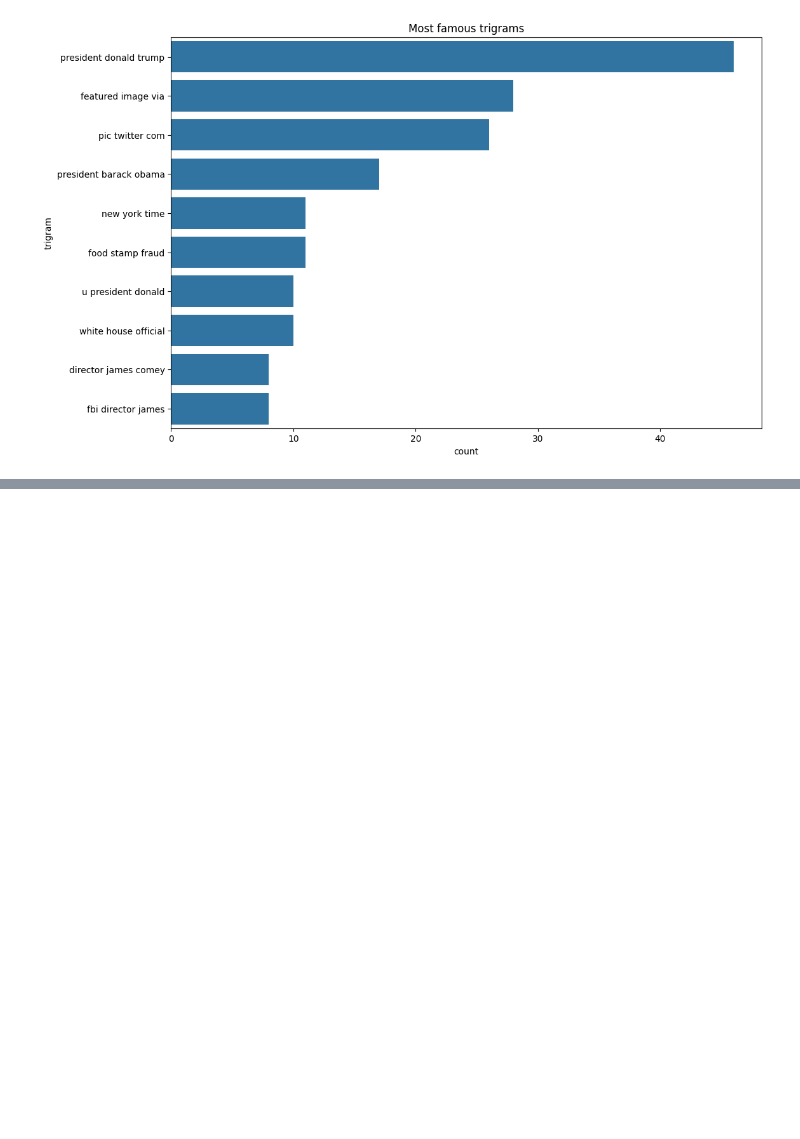
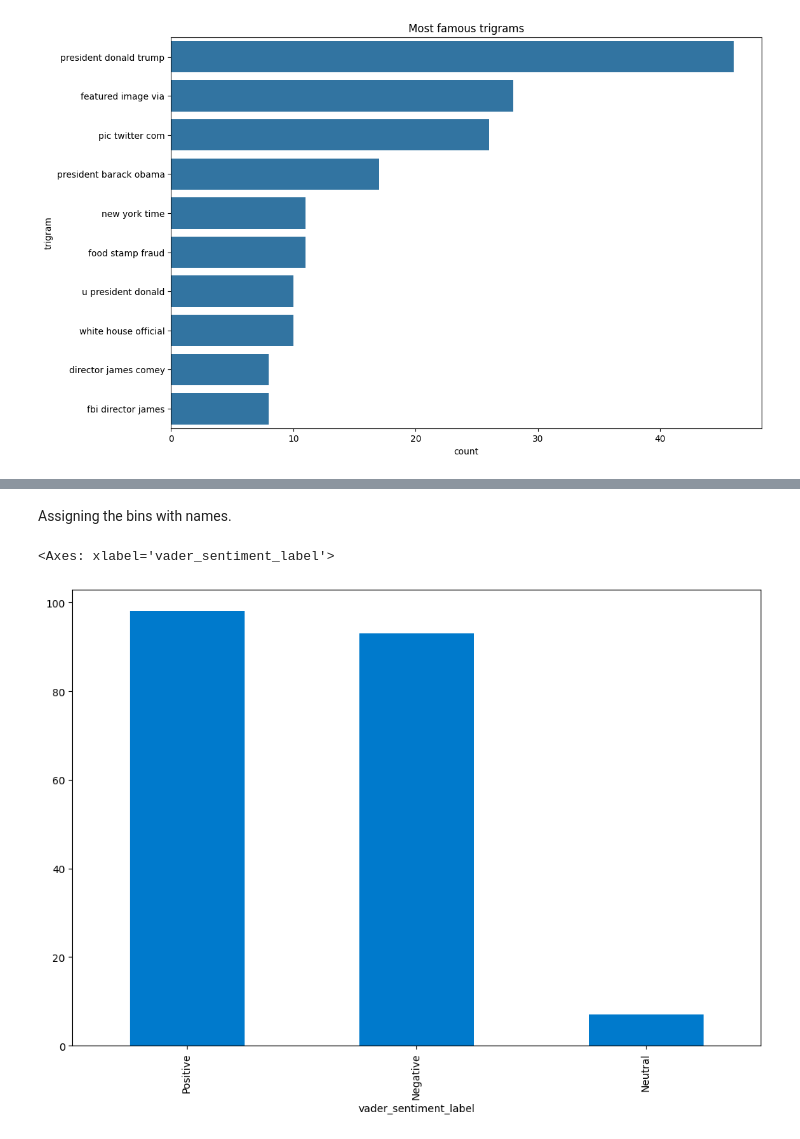
Before and after one commit to Pavan-AIML/NLP_based_REAL-Fake_new_classifier., a Jupyter notebook: code.ipynb, the cells around one changed output, grey strips where cells are left out. Cells and saved outputs as stored; diff of their text form; code cells hidden in the pictures; blank space fills up the shorter version.

Commit message:
sentiment ananlysis has been done now let's start topic modeling and see what topics appear in our fake news

```diff
--- a/code.ipynb
+++ b/code.ipynb
@@ -557,0 +559,4 @@ sns.barplot(x = 'count', y = 'trigram', data = trigrams_df[:10], orient = 'h').s
+# %%
+# assisgining one more column to original df regarding the sentiment values.
+vader_sentiment = SentimentIntensityAnalyzer()
+df['sentiment_score'] = df['text'].apply(lambda x: vader_sentiment.polarity_scores(x)['compound'] )
@@ -557,0 +579,12 @@ sns.barplot(x = 'count', y = 'trigram', data = trigrams_df[:10], orient = 'h').s
+# %%
+bins = [-1,-0.1, 0.1, 1 ]
+names = ['Negative', 'Neutral', 'Positive']
+# %% [markdown]
+Assigning the bins with names.
+# %%
+df['vader_sentiment_label'] = pd.cut(df['sentiment_score'] , bins = bins, labels = names)
+# %%
+df['vader_sentiment_label'].value_counts().plot(kind = 'bar', color = default_plot_color)
+# %% [output]
+<Axes: xlabel='vader_sentiment_label'>
+[figure, added]
```
Also changed, not shown: parts of 6 cells of this notebook.
